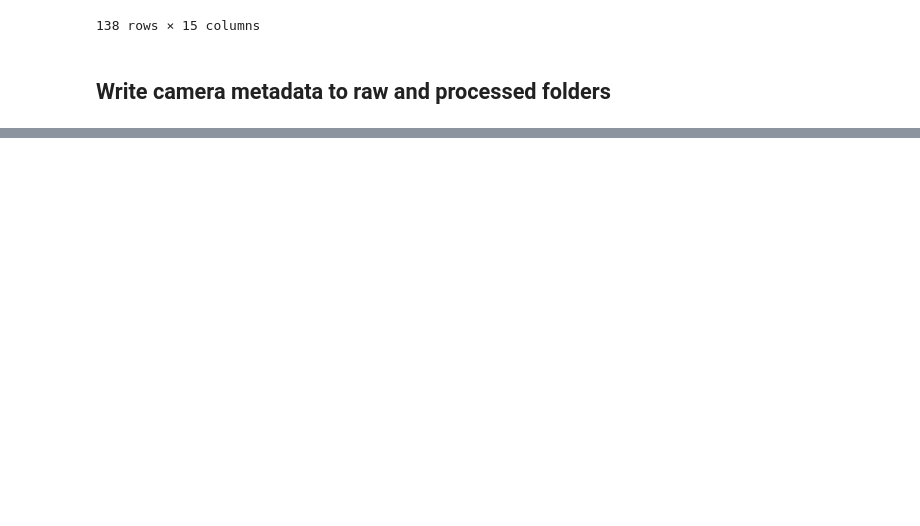
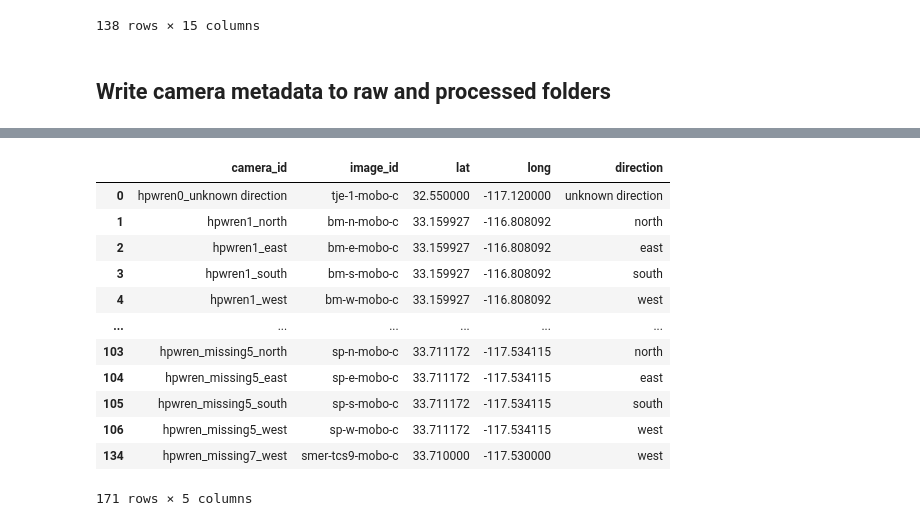
Before and after one commit to shaneluna/smokeynet-engineering, a Jupyter notebook: notebooks/camera_metadata/1_process_camera_metadata.ipynb, the cells around one changed output, grey strips where cells are left out. Drawn from its saved outputs; the diff is of its cells as text; code cells hidden in the pictures; blank space fills up the shorter version.

```diff
--- a/notebooks/camera_metadata/1_process_camera_metadata.ipynb
+++ b/notebooks/camera_metadata/1_process_camera_metadata.ipynb
@@ -297,0 +367,16 @@ hpwren_cameras_final_df.to_csv(
+# %%
+hpwren_cameras_final_normalize_df
+# %% [output]
+|  | camera_id | image_id | lat | long | direction |
+| 0 | hpwren0_unknown direction | tje-1-mobo-c | 32.550000 | -117.120000 | unknown direction |
+| 1 | hpwren1_north | bm-n-mobo-c | 33.159927 | -116.808092 | north |
+| 2 | hpwren1_east | bm-e-mobo-c | 33.159927 | -116.808092 | east |
+| 3 | hpwren1_south | bm-s-mobo-c | 33.159927 | -116.808092 | south |
+| 4 | hpwren1_west | bm-w-mobo-c | 33.159927 | -116.808092 | west |
+| ... | ... | ... | ... | ... | ... |
+| 103 | hpwren_missing5_north | sp-n-mobo-c | 33.711172 | -117.534115 | north |
+| 104 | hpwren_missing5_east | sp-e-mobo-c | 33.711172 | -117.534115 | east |
+| 105 | hpwren_missing5_south | sp-s-mobo-c | 33.711172 | -117.534115 | south |
+| 106 | hpwren_missing5_west | sp-w-mobo-c | 33.711172 | -117.534115 | west |
+| 134 | hpwren_missing7_west | smer-tcs9-mobo-c | 33.710000 | -117.530000 | west |
+171 rows × 5 columns
```
Also changed, not shown: parts of 9 cells of this notebook, 2 other files.
